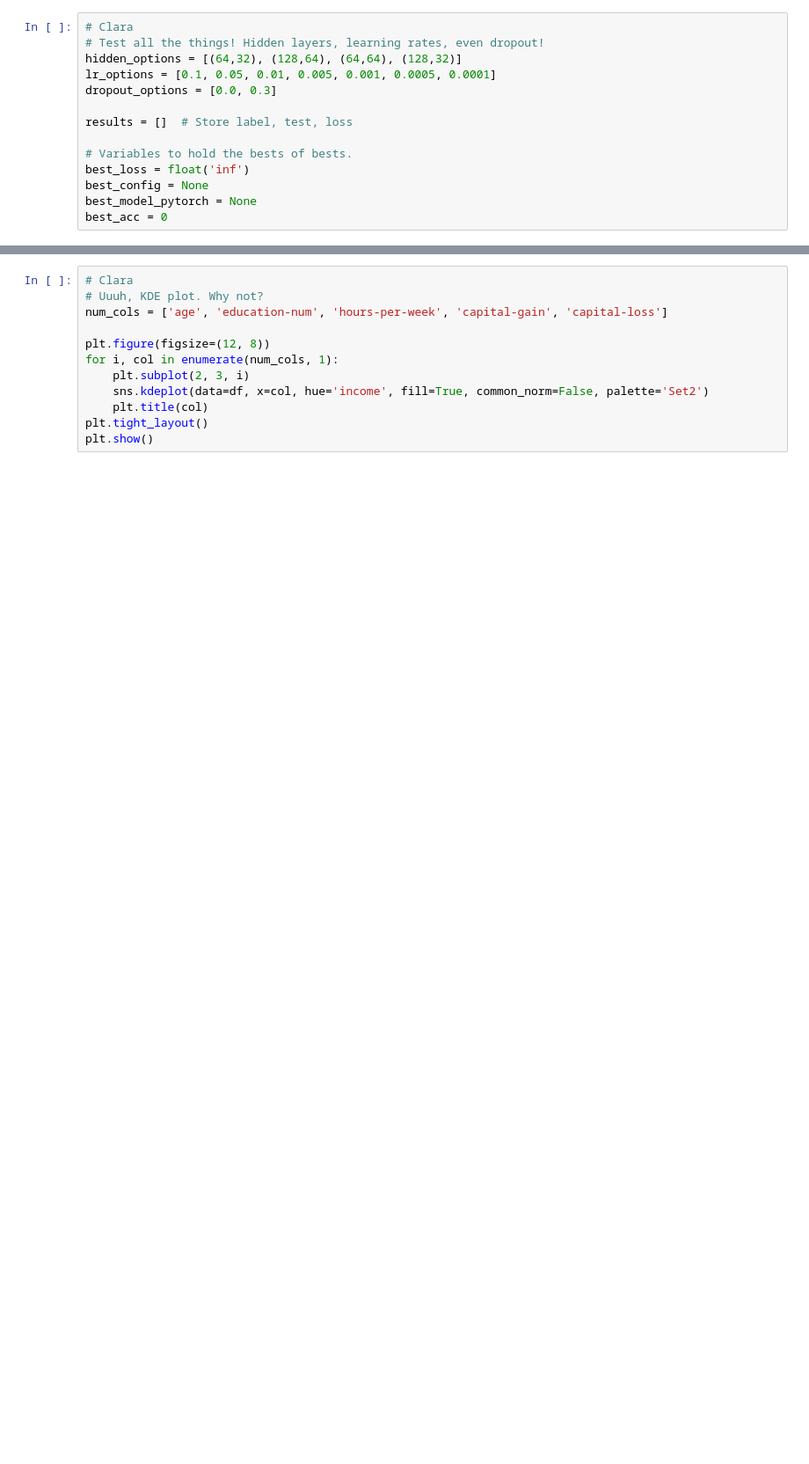
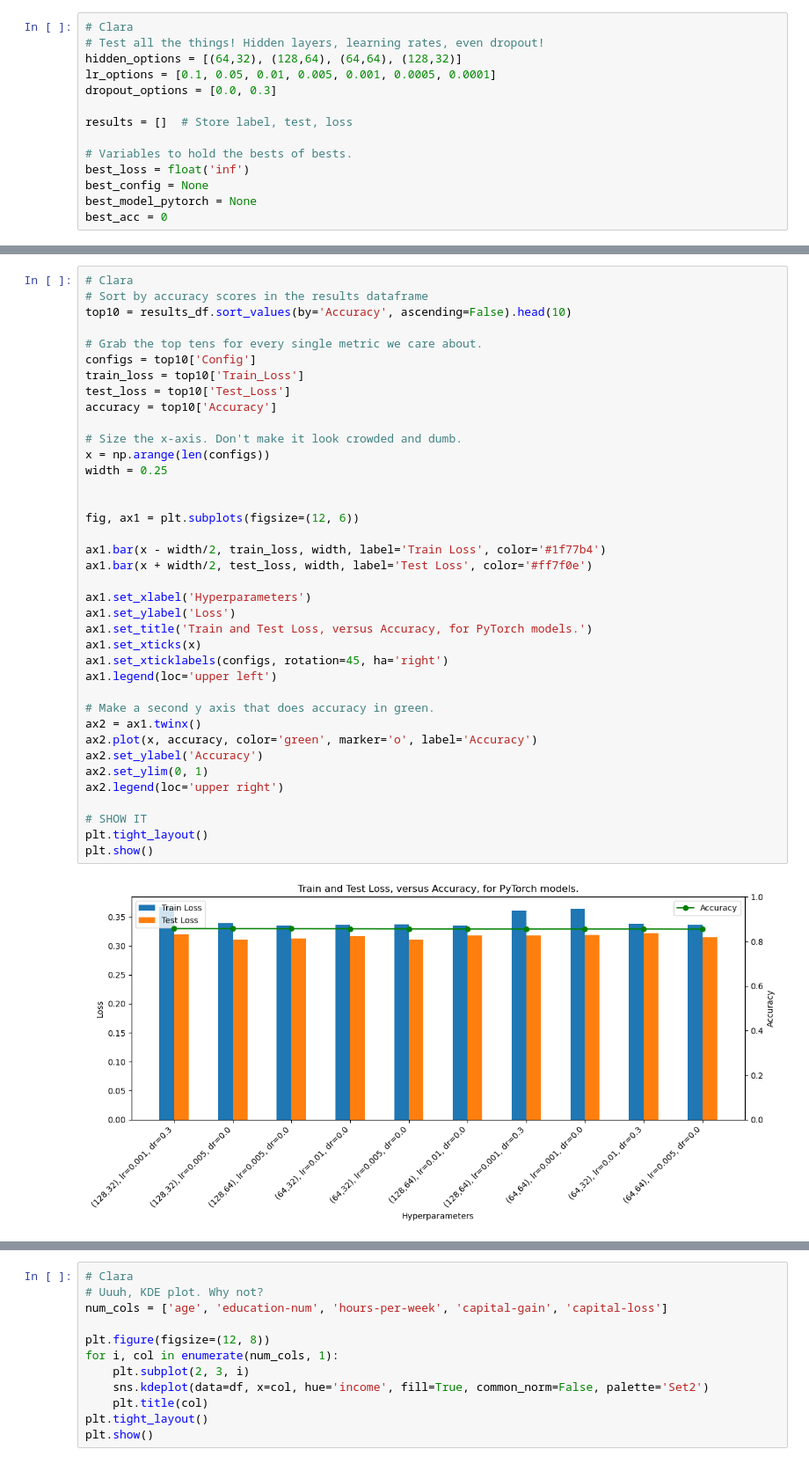
Before and after one commit to EricaCamelopardalis/Applying_MLP, a Jupyter notebook: Combined_Project_2_Annotated.ipynb, the cells around one changed output, grey strips where cells are left out. Shown at 88% size. Cells and saved outputs as stored; diff of their text form; blank space fills up the shorter version.

```diff
--- a/Combined_Project_2_Annotated.ipynb
+++ b/Combined_Project_2_Annotated.ipynb
@@ -533,3 +541,43 @@ display(results_df.head(10))
+# %%
+# Clara
+# Sort by accuracy scores in the results dataframe
+top10 = results_df.sort_values(by='Accuracy', ascending=False).head(10)
+
+# Grab the top tens for every single metric we care about.
+configs = top10['Config']
+train_loss = top10['Train_Loss']
+test_loss = top10['Test_Loss']
+accuracy = top10['Accuracy']
+
+# Size the x-axis. Don't make it look crowded and dumb.
+x = np.arange(len(configs))
+width = 0.25
+
+
+fig, ax1 = plt.subplots(figsize=(12, 6))
+
+ax1.bar(x - width/2, train_loss, width, label='Train Loss', color='#1f77b4')
+ax1.bar(x + width/2, test_loss, width, label='Test Loss', color='#ff7f0e')
+
+ax1.set_xlabel('Hyperparameters')
+ax1.set_ylabel('Loss')
+ax1.set_title('Train and Test Loss, versus Accuracy, for PyTorch models.')
+ax1.set_xticks(x)
+ax1.set_xticklabels(configs, rotation=45, ha='right')
+ax1.legend(loc='upper left')
+
+# Make a second y axis that does accuracy in green.
+ax2 = ax1.twinx()
+ax2.plot(x, accuracy, color='green', marker='o', label='Accuracy')
+ax2.set_ylabel('Accuracy')
+ax2.set_ylim(0, 1)
+ax2.legend(loc='upper right')
+
+# SHOW IT
+plt.tight_layout()
+plt.show()
+# %% [output]
+[figure, added]
 # %%
 # Clara
 # Plotting the accuracy and loss across different hyperparameters
```
Also changed, not shown: parts of 12 cells of this notebook.
